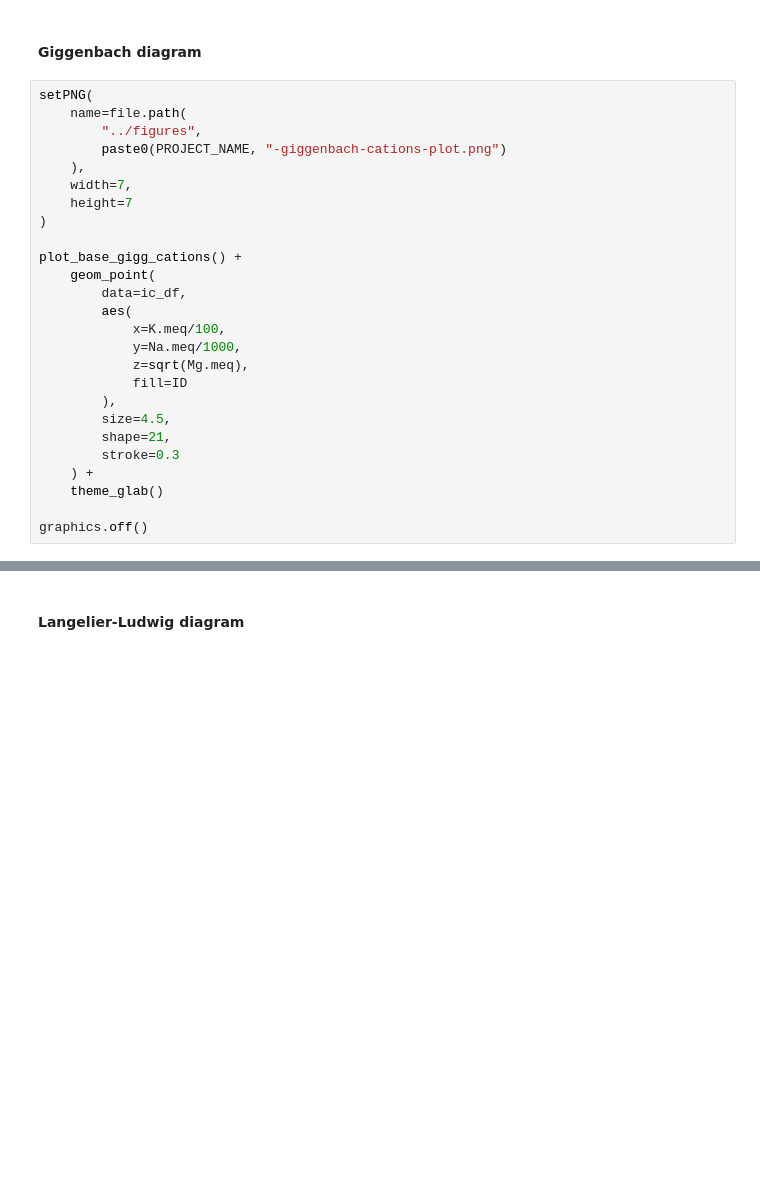
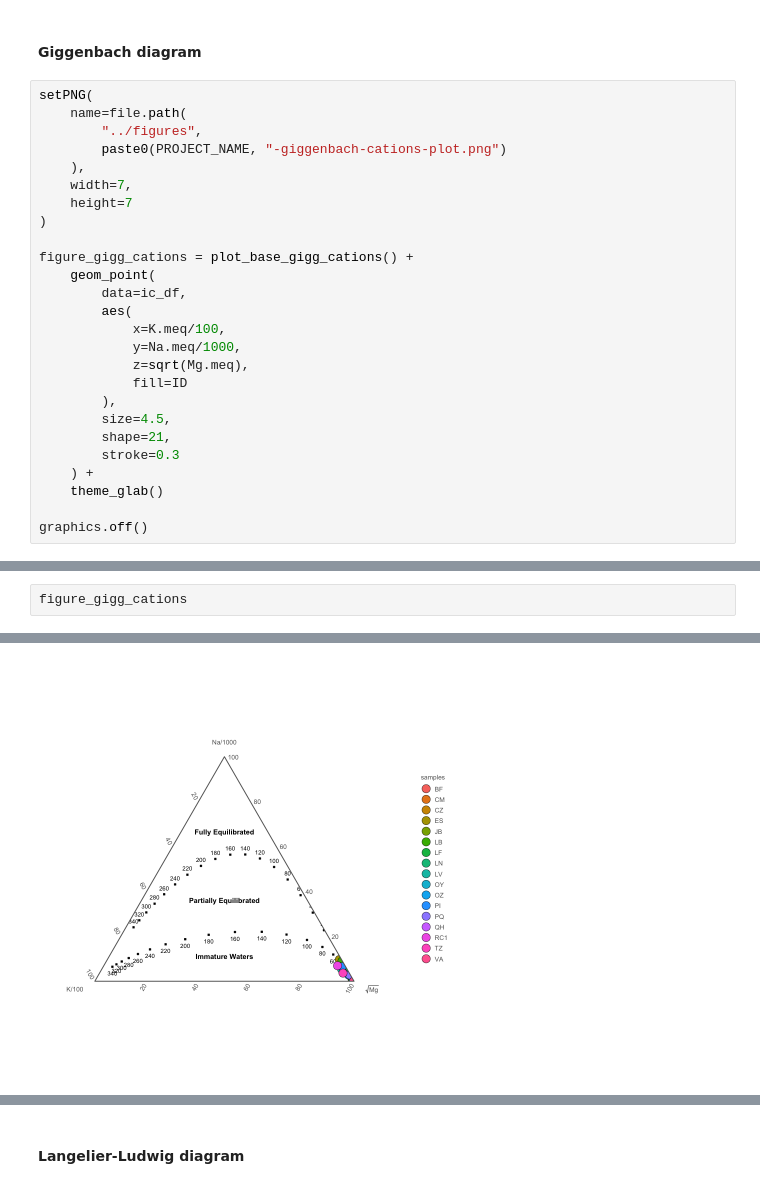
Before and after one commit to giovannellilab/geochem, a Jupyter notebook: notebooks/ARG23.ipynb, the cells around one changed output, grey strips where cells are left out. Cells and saved outputs as stored; diff of their text form; blank space fills up the shorter version.

Commit message:
Add display of plots before saving them

```diff
--- a/notebooks/ARG23.ipynb
+++ b/notebooks/ARG23.ipynb
@@ -313,7 +313,7 @@ setPNG(
     height=7
 )
 
-plot_base_gigg_cations() +
+figure_gigg_cations = plot_base_gigg_cations() +
     geom_point(
         data=ic_df,
         aes(
@@ -339,0 +338,3 @@ Warning message:
+# %%
+figure_gigg_cations
+# %% [output]
@@ -340,3 +343,4 @@ Warning message:
+[figure, added]
 # %%
 setPNG(
     name=file.path(
```
Also changed, not shown: parts of 12 cells of this notebook.
